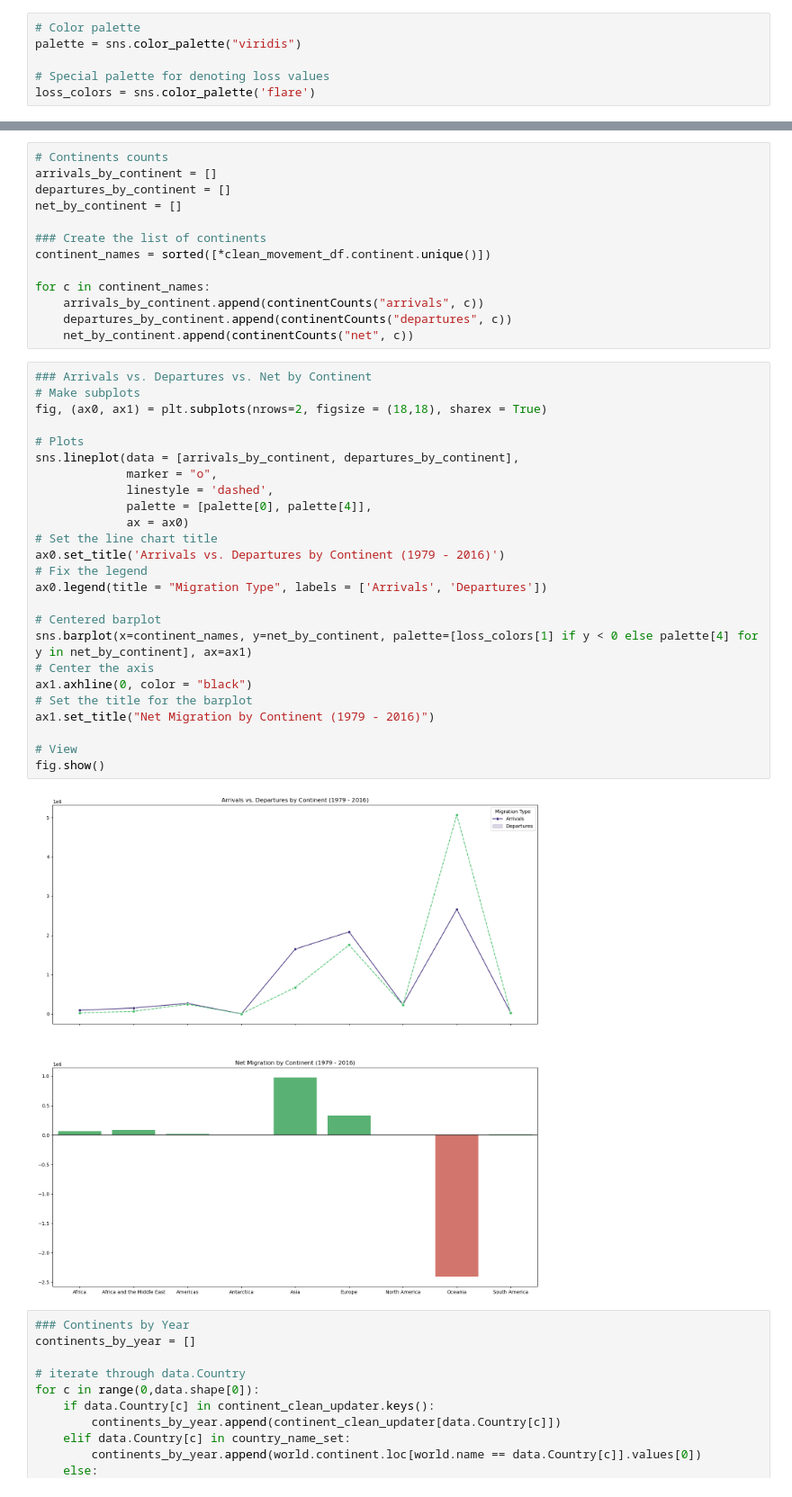
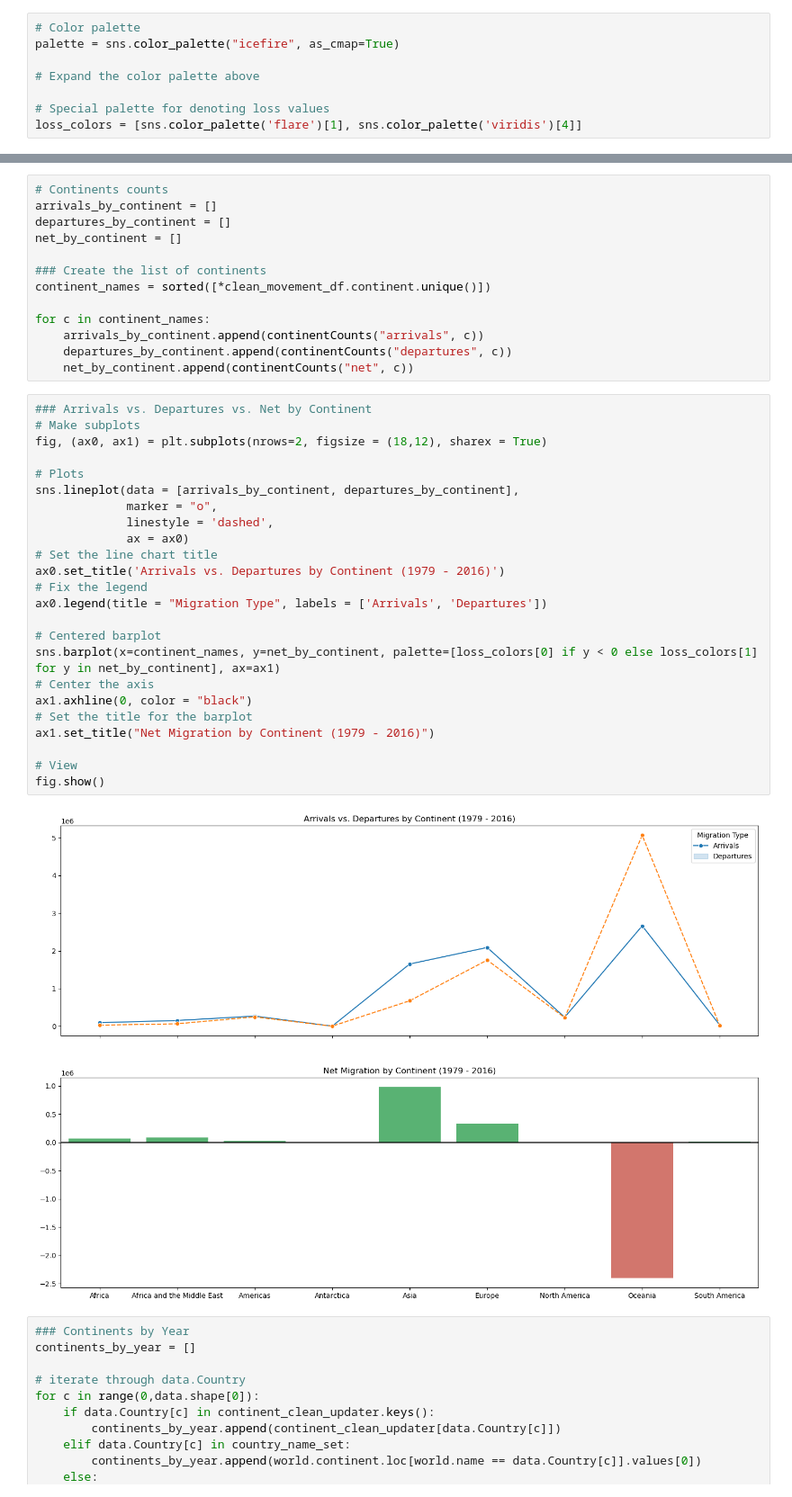
Before and after one commit to lammypi/Data-Science-Explorations, a Jupyter notebook: nz-migration-stats.ipynb, the cells around one changed output, grey strips where cells are left out. Shown: that part at 90% size. Drawn from its saved outputs; the diff is of its cells as text.

```diff
--- a/nz-migration-stats.ipynb
+++ b/nz-migration-stats.ipynb
@@ -73,10 +73,12 @@ data.head(1)
 | 0 | Arrivals | Oceania | New Zealand Citizen | 1979 | 11817.0 |
 # %%
 # Color palette
-palette = sns.color_palette("viridis")
+palette = sns.color_palette("icefire", as_cmap=True)
+
+# Expand the color palette above
 
 # Special palette for denoting loss values
-loss_colors = sns.color_palette('flare')
+loss_colors = [sns.color_palette('flare')[1], sns.color_palette('viridis')[4]]
 # %% [markdown]
 # Data Exploration
 
@@ -535,30 +537,29 @@ for c in continent_names:
 # %%
 ### Arrivals vs. Departures vs. Net by Continent
 # Make subplots
-fig, (ax0, ax1) = plt.subplots(nrows=2, figsize = (18,18), sharex = True)
+fig, (ax0, ax1) = plt.subplots(nrows=2, figsize = (18,12), sharex = True)
 
 # Plots
 sns.lineplot(data = [arrivals_by_continent, departures_by_continent],
              marker = "o",
              linestyle = 'dashed',
-             palette = [palette[0], palette[4]],
              ax = ax0)
 # Set the line chart title
 ax0.set_title('Arrivals vs. Departures by Continent (1979 - 2016)')
 # Fix the legend
 ax0.legend(title = "Migration Type", labels = ['Arrivals', 'Departures'])
 
 # Centered barplot
-sns.barplot(x=continent_names, y=net_by_continent, palette=[loss_colors[1] if y < 0 else palette[4] for y in net_by_continent], ax=ax1)
+sns.barplot(x=continent_names, y=net_by_continent, palette=[loss_colors[0] if y < 0 else loss_colors[1] for y in net_by_continent], ax=ax1)
 # Center the axis
 ax1.axhline(0, color = "black")
 # Set the title for the barplot
 ax1.set_title("Net Migration by Continent (1979 - 2016)")
 
 # View
 fig.show()
 # %% [output]
-[figure, old version]
+[figure, new version]
 # %%
 ### Continents by Year
 continents_by_year = []
```
Also changed, not shown: parts of 10 cells of this notebook.
